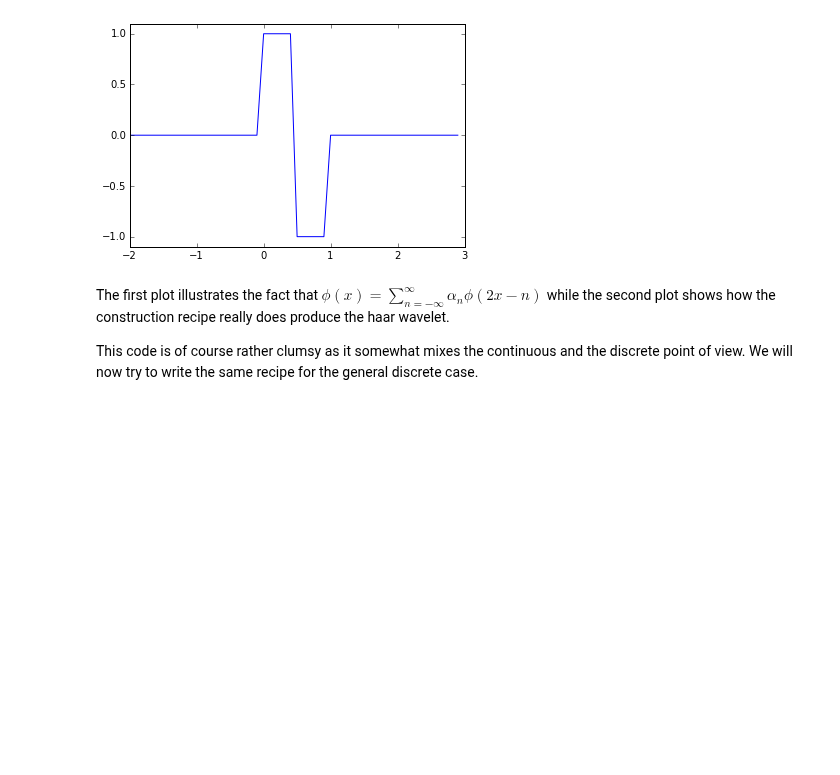
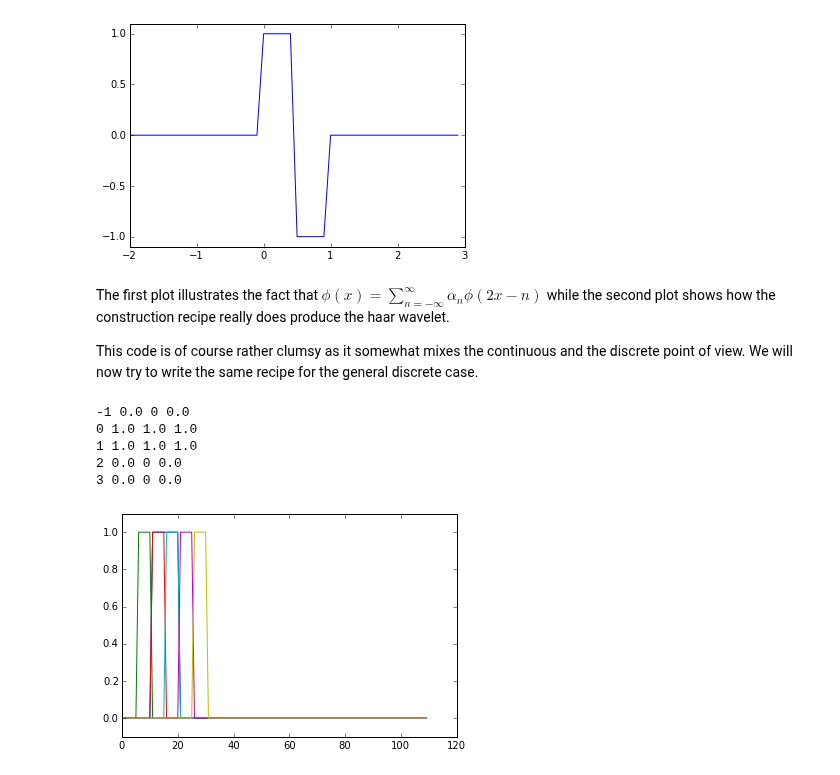
Before and after one commit to CSchoel/learn-wavelets, a Jupyter notebook: wavelet-introduction.ipynb, the cells around one changed output. Drawn from its saved outputs; the diff is of its cells as text; code cells hidden in the pictures; blank space fills up the shorter version.

Commit message:
adds first version of new alpha definition

```diff
--- a/wavelet-introduction.ipynb
+++ b/wavelet-introduction.ipynb
@@ -683,28 +683,53 @@ This code is of course rather clumsy as it somewhat mixes the continuous and the
 # %%
 def phi_haar(width):
     return np.ones(width)
 
+def alpha2(n, phi):
+    # blow up phi => x -> 2*x
+    phi2 = np.repeat(phi,2)
+    n = 2*n
+    start = max(0, n//2)
+    end = min(len(phi2),(len(phi2) + n)//2)
+    xs = np.arange(start, end)
+    xs2 = 2*xs - n
+    return np.sum(phi2[xs] * phi2[xs2])
+
 def alpha(n, phi):
+    # blow up phi => x -> 2*x
+    phi2 = np.repeat(phi,2)
     s = 0
-    #x_min = int(plt.ceil(0.5 * n)) + 0
-    #x_max = int(plt.ceil(0.5 * n)) + len(phi) - 1
-    for x in range(len(phi)):
-        idx = 2*x-n
-        if idx >= 0 and idx < len(phi):
-            s += phi[x] * phi[2*x - n]
-    return s * 2
+    for x in range(len(phi2)):
+        idx = 2*x-2*n
+        if idx >= 0 and idx < len(phi2):
+            s += phi2[x] * phi2[idx]
+    return s
 
 def psi(x, phi):
     s = 0
     n_max = 2*x - 0
     n_min = 2*x - (len(phi)-1)
     for n in range(n_min, n_max+1,len(phi)//2):
         idx = 2*x - n
         a = alpha(-n + 1, phi)
         s += (-1)**n * a * phi[2*x - n]
     return s
 
+xvals = np.arange(-1,10,0.1)
+plt.plot([phi_haar_f(x) for x in xvals])
+for n in range(-1,4):
+    print(n,alpha_f(n, phi_haar_f),alpha(n,phi_haar(1)), alpha2(n,phi_haar(1)))
+    plt.plot([phi_haar_f(2*x-n) for x in xvals])
+plt.ylim(-0.1,1.1)
+plt.show()
+
 #phi_haar_10 = phi_haar(3)
 #psi_haar = [psi(x, phi_haar_10) for x in range(11)]
 #plt.plot(psi_haar)
 #plt.show()
+# %% [output]
+-1 0.0 0 0.0
+0 1.0 1.0 1.0
+1 1.0 1.0 1.0
+2 0.0 0 0.0
+3 0.0 0 0.0
+[figure, added]
```
Also changed, not shown: parts of 7 cells of this notebook.
